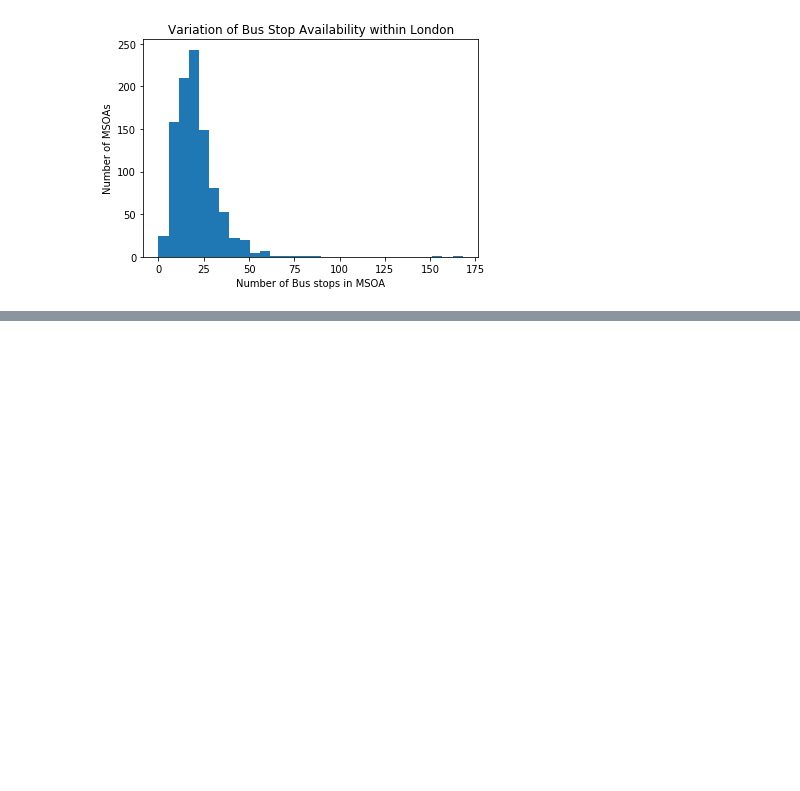
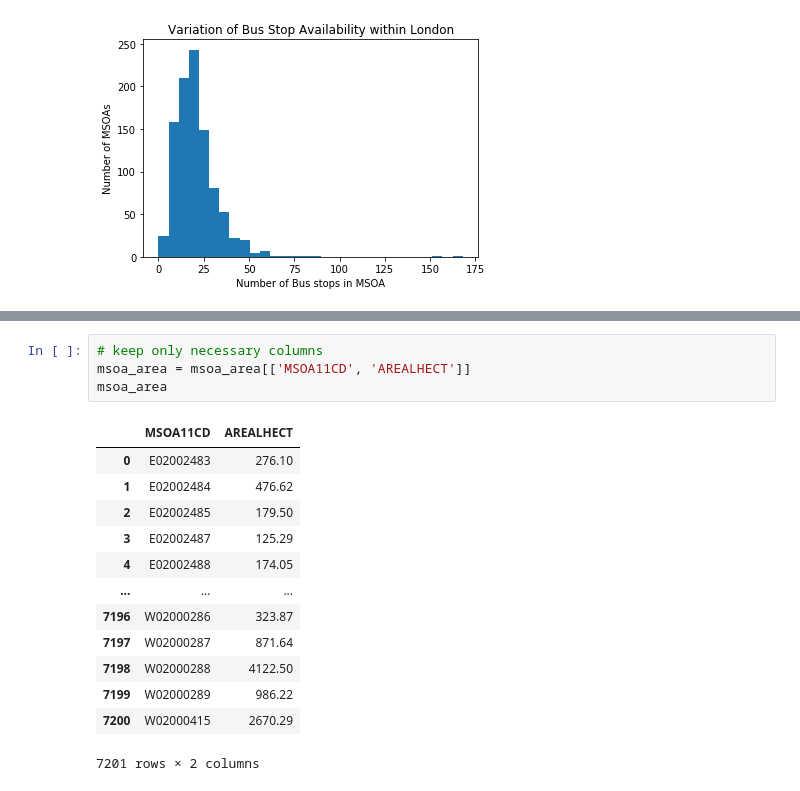
Before and after one commit to natesheehan/spidercartographers, a Jupyter notebook: Scripts/Data for story.ipynb, the cells around one changed output, grey strips where cells are left out. Drawn from its saved outputs; the diff is of its cells as text; blank space fills up the shorter version.

```diff
--- a/Scripts/Data for story.ipynb
+++ b/Scripts/Data for story.ipynb
@@ -716,0 +763,18 @@ The 'normed' kwarg was deprecated in Matplotlib 2.1 and will be removed in 3.1.
+# %%
+# keep only necessary columns
+msoa_area = msoa_area[['MSOA11CD', 'AREALHECT']]
+msoa_area
+# %% [output]
+|  | MSOA11CD | AREALHECT |
+| 0 | E02002483 | 276.10 |
+| 1 | E02002484 | 476.62 |
+| 2 | E02002485 | 179.50 |
+| 3 | E02002487 | 125.29 |
+| 4 | E02002488 | 174.05 |
+| ... | ... | ... |
+| 7196 | W02000286 | 323.87 |
+| 7197 | W02000287 | 871.64 |
+| 7198 | W02000288 | 4122.50 |
+| 7199 | W02000289 | 986.22 |
+| 7200 | W02000415 | 2670.29 |
+7201 rows × 2 columns
```
Also changed, not shown: parts of 20 cells of this notebook, 6 other files.
